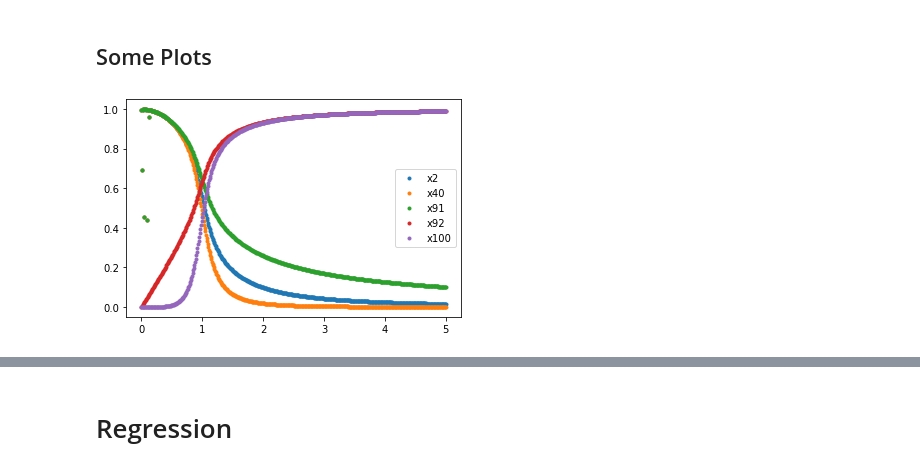
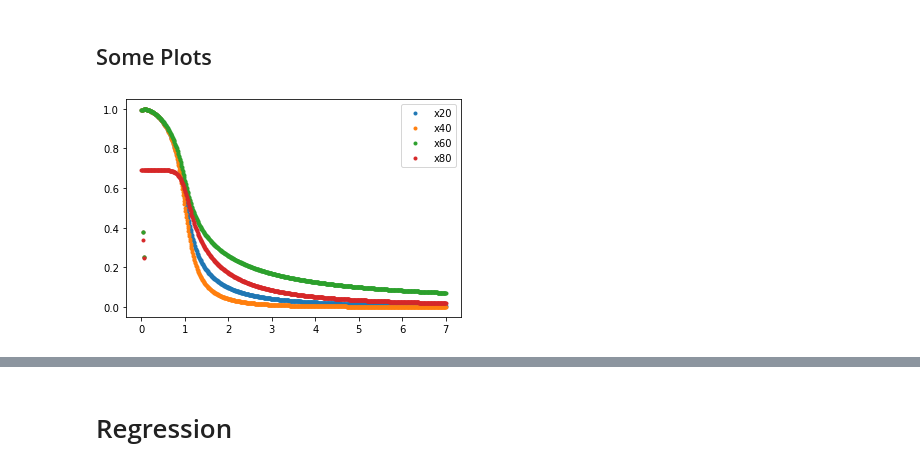
Before and after one commit to parsa-rangriz/ML, a Jupyter notebook: Data Analysis.ipynb, the cells around one changed output, grey strips where cells are left out. Cells and saved outputs as stored; diff of their text form; code cells hidden in the pictures.

```diff
--- a/Data Analysis.ipynb
+++ b/Data Analysis.ipynb
@@ -135,12 +181,11 @@ plt.show()
 # %% [markdown]
 ## Some Plots
 # %%
-plt.plot(data.y, data.x2, '.', label = 'x2')
-plt.plot(data.y, data.x40, '.', label = 'x40')
-plt.plot(data.y, data.x91, '.', label = 'x91')
-plt.plot(data.y, data.x92, '.', label = 'x92')
-plt.plot(data.y, data.x100, '.', label = 'x100')
+plt.plot(data.y, data.iloc[:,20], '.', label = 'x20')
+plt.plot(data.y, data.iloc[:,40], '.', label = 'x40')
+plt.plot(data.y, data.iloc[:,60], '.', label = 'x60')
+plt.plot(data.y, data.iloc[:,80], '.', label = 'x80')
 plt.legend()
 plt.show()
 # %% [output]
-[figure, old version]
+[figure, new version]
```
Also changed, not shown: parts of 21 cells of this notebook.
